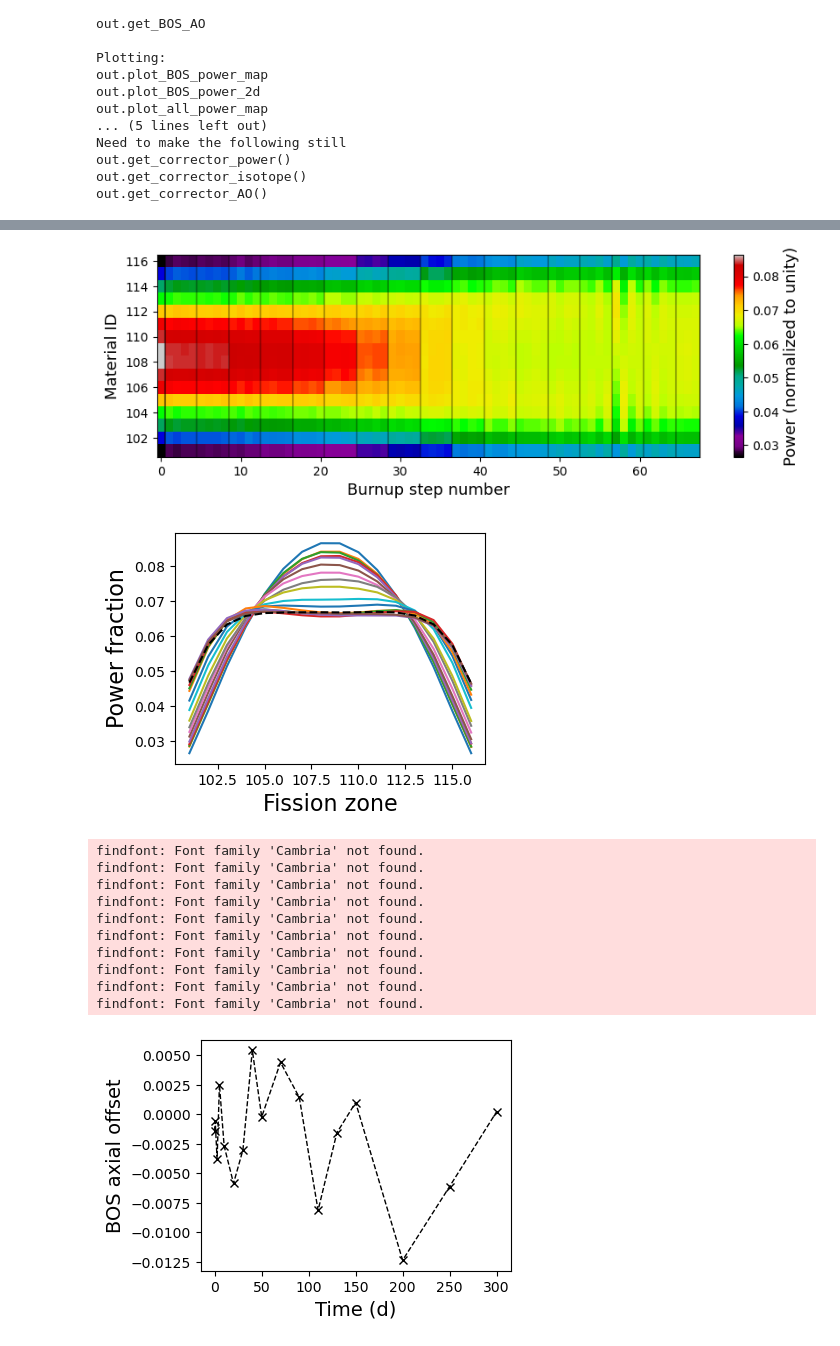
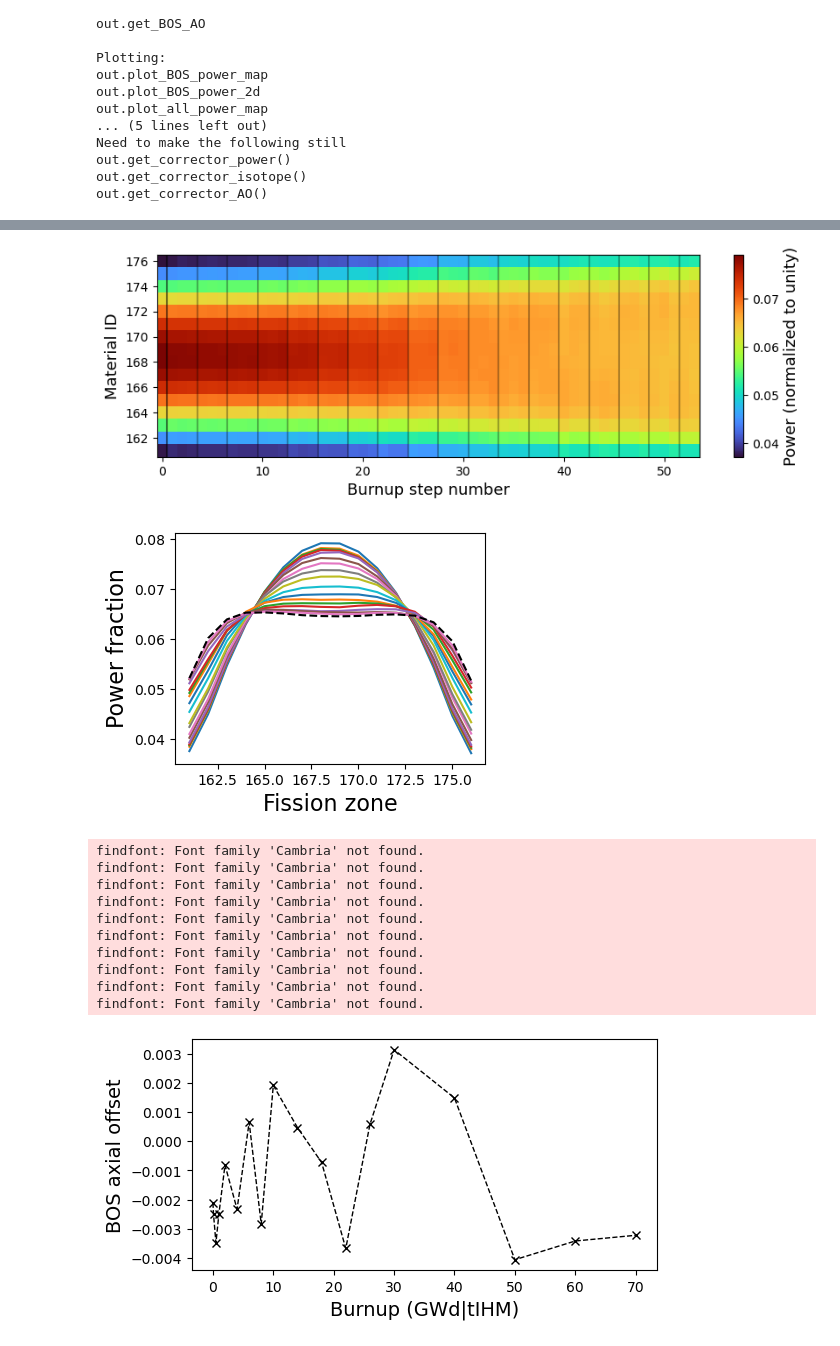
Before and after one commit to jfaulkner31/SCALETools, a Jupyter notebook: SCALEDepleter/pickle_examples/tempDepndFHR_ex5.ipynb, the cells around one changed output, grey strips where cells are left out. Cells and saved outputs as stored; diff of their text form; code cells hidden in the pictures.

```diff
--- a/SCALEDepleter/pickle_examples/tempDepndFHR_ex5.ipynb
+++ b/SCALEDepleter/pickle_examples/tempDepndFHR_ex5.ipynb
@@ -15,7 +15,7 @@ matplotlib.font_manager.findfont('Cambria')
 # %% [output]
 '/home/jonathon/miniconda3/envs/openmc-env/lib/python3.12/site-packages/matplotlib/mpl-data/fonts/ttf/DejaVuSans.ttf'
 # %%
-out = open_pkl(filename='hom_case1_675kNPG_alpha075.pkl')
+out = open_pkl(filename='smathr_ex5_NEA_FINAL_.pkl')
 # %%
 # available functions:
 # out.print_case_settings()
@@ -108,4 +144,4 @@ parr, BOS_time = out.plot_BOS_power_map(normalize=True, figsize=(10,3), cmap='tu
 # %%
-parr = out.plot_all_power_map(normalize=True, figsize=(10,3), cmap='nipy_spectral', fontsize=13, fontname=globalfont)
+parr = out.plot_all_power_map(normalize=True, figsize=(10,3), cmap='turbo', fontsize=13, fontname=globalfont)
 # %% [output]
-[figure, old version]
+[figure, new version]
@@ -112,21 +150,21 @@ parr = out.plot_all_power_map(normalize=True, figsize=(10,3), cmap='nipy_spectra
 # %%
 parr, BOS_time = out.plot_BOS_power_2d(normalize=True, figsize=(4,3), fontname=globalfont,fontsize=16)
 # %% [output]
-[figure, old version]
+[figure, new version]
 # %%
-out.plot_BOS_ao(timeOnX=True, figsize=(4,3))
+out.plot_BOS_ao(timeOnX=False, figsize=(6,3))
 # %% [output]
 findfont: Font family 'Cambria' not found.
 findfont: Font family 'Cambria' not found.
 findfont: Font family 'Cambria' not found.
 findfont: Font family 'Cambria' not found.
 findfont: Font family 'Cambria' not found.
 findfont: Font family 'Cambria' not found.
 findfont: Font family 'Cambria' not found.
 findfont: Font family 'Cambria' not found.
 findfont: Font family 'Cambria' not found.
 findfont: Font family 'Cambria' not found.
-[figure, old version]
+[figure, new version]
 # %%
 out.plot_all_ao(figsize=( 8,3), mod=2, fontsize=14, fontname='Cambria', extraLines=[-0.02, -0.01, 0.02, 0.01])
 # %% [output]
```
Also changed, not shown: parts of 19 cells of this notebook, 10 other files.
